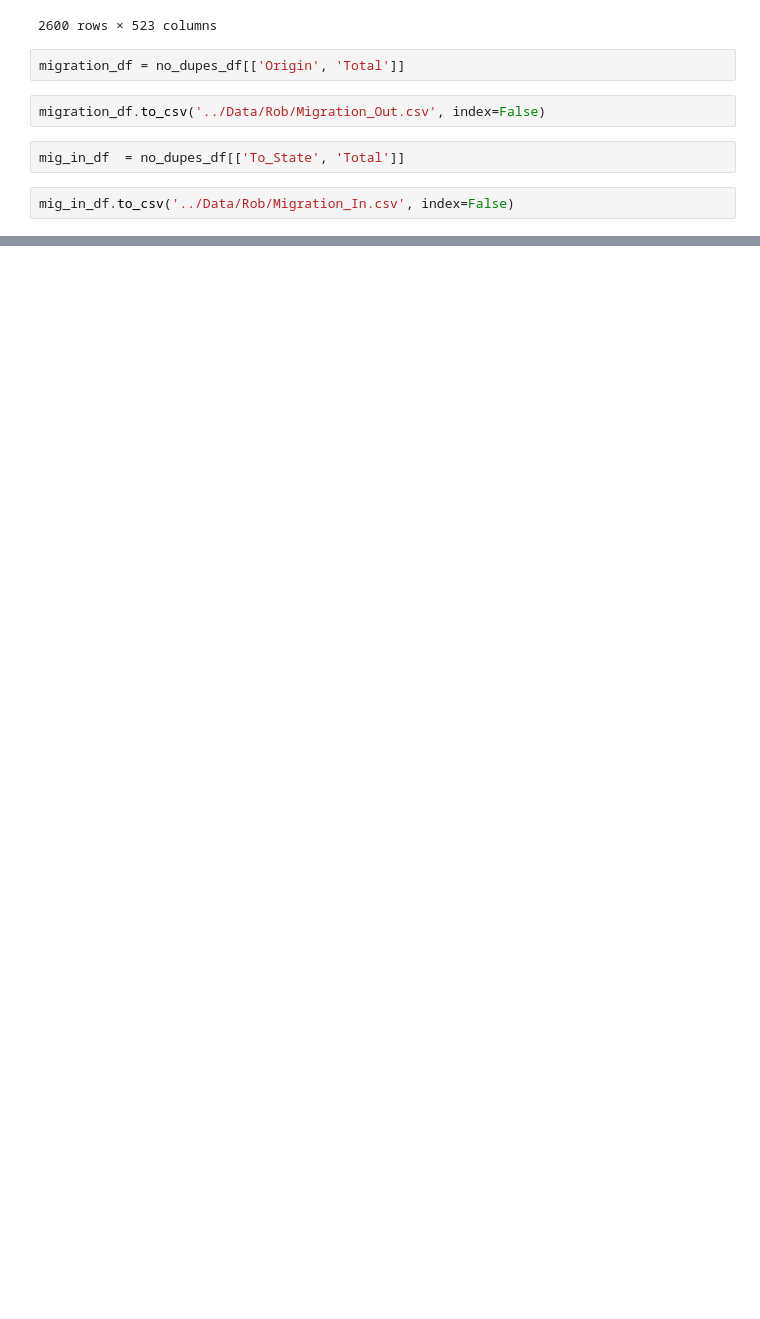
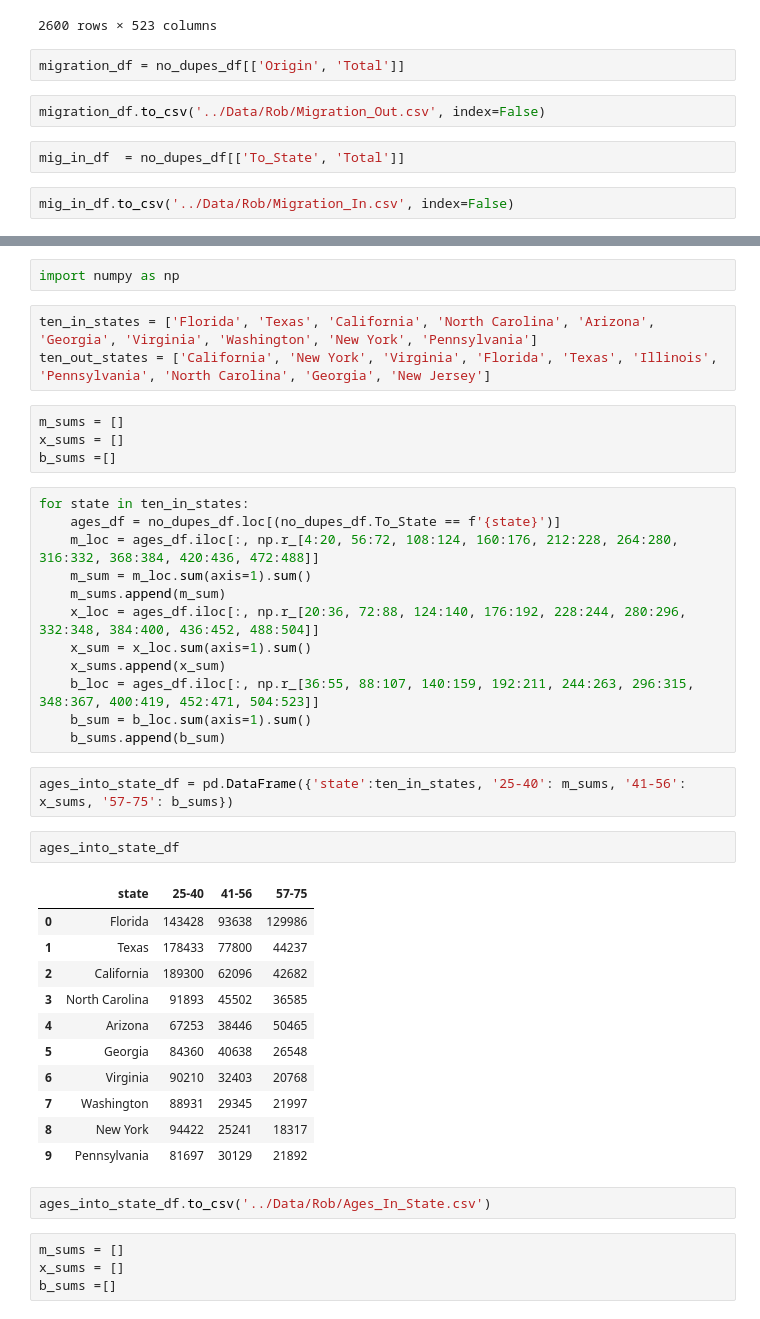
Before and after one commit to aliciasply/InterState-Migration, a Jupyter notebook: Code/state_dataset_transform_rob.ipynb, the cells around one changed output, grey strips where cells are left out. Saved outputs shown, nothing was run; the diff lists cells and outputs as text; blank space fills up the shorter version.

Commit message:
age counts for top 10 states

```diff
--- a/Code/state_dataset_transform_rob.ipynb
+++ b/Code/state_dataset_transform_rob.ipynb
@@ -353,0 +299,43 @@ pd.read_sql_query("SELECT 1 FROM states_clean LIMIT 5", con=engine)
+# %%
+import numpy as np
+# %%
+ten_in_states = ['Florida', 'Texas', 'California', 'North Carolina', 'Arizona', 'Georgia', 'Virginia', 'Washington', 'New York', 'Pennsylvania']
+ten_out_states = ['California', 'New York', 'Virginia', 'Florida', 'Texas', 'Illinois', 'Pennsylvania', 'North Carolina', 'Georgia', 'New Jersey']
+# %%
+m_sums = []
+x_sums = []
+b_sums =[]
+# %%
+for state in ten_in_states:
+    ages_df = no_dupes_df.loc[(no_dupes_df.To_State == f'{state}')]
+    m_loc = ages_df.iloc[:, np.r_[4:20, 56:72, 108:124, 160:176, 212:228, 264:280, 316:332, 368:384, 420:436, 472:488]]
+    m_sum = m_loc.sum(axis=1).sum()
+    m_sums.append(m_sum)
+    x_loc = ages_df.iloc[:, np.r_[20:36, 72:88, 124:140, 176:192, 228:244, 280:296, 332:348, 384:400, 436:452, 488:504]]
+    x_sum = x_loc.sum(axis=1).sum()
+    x_sums.append(x_sum)
+    b_loc = ages_df.iloc[:, np.r_[36:55, 88:107, 140:159, 192:211, 244:263, 296:315, 348:367, 400:419, 452:471, 504:523]]
+    b_sum = b_loc.sum(axis=1).sum()
+    b_sums.append(b_sum)
+# %%
+ages_into_state_df = pd.DataFrame({'state':ten_in_states, '25-40': m_sums, '41-56': x_sums, '57-75': b_sums})
+# %%
+ages_into_state_df
+# %% [output]
+|  | state | 25-40 | 41-56 | 57-75 |
+| 0 | Florida | 143428 | 93638 | 129986 |
+| 1 | Texas | 178433 | 77800 | 44237 |
+| 2 | California | 189300 | 62096 | 42682 |
+| 3 | North Carolina | 91893 | 45502 | 36585 |
+| 4 | Arizona | 67253 | 38446 | 50465 |
+| 5 | Georgia | 84360 | 40638 | 26548 |
+| 6 | Virginia | 90210 | 32403 | 20768 |
+| 7 | Washington | 88931 | 29345 | 21997 |
+| 8 | New York | 94422 | 25241 | 18317 |
+| 9 | Pennsylvania | 81697 | 30129 | 21892 |
+# %%
+ages_into_state_df.to_csv('../Data/Rob/Ages_In_State.csv')
+# %%
+m_sums = []
+x_sums = []
+b_sums =[]
```
Also changed, not shown: parts of 18 cells of this notebook, 2 other files.
